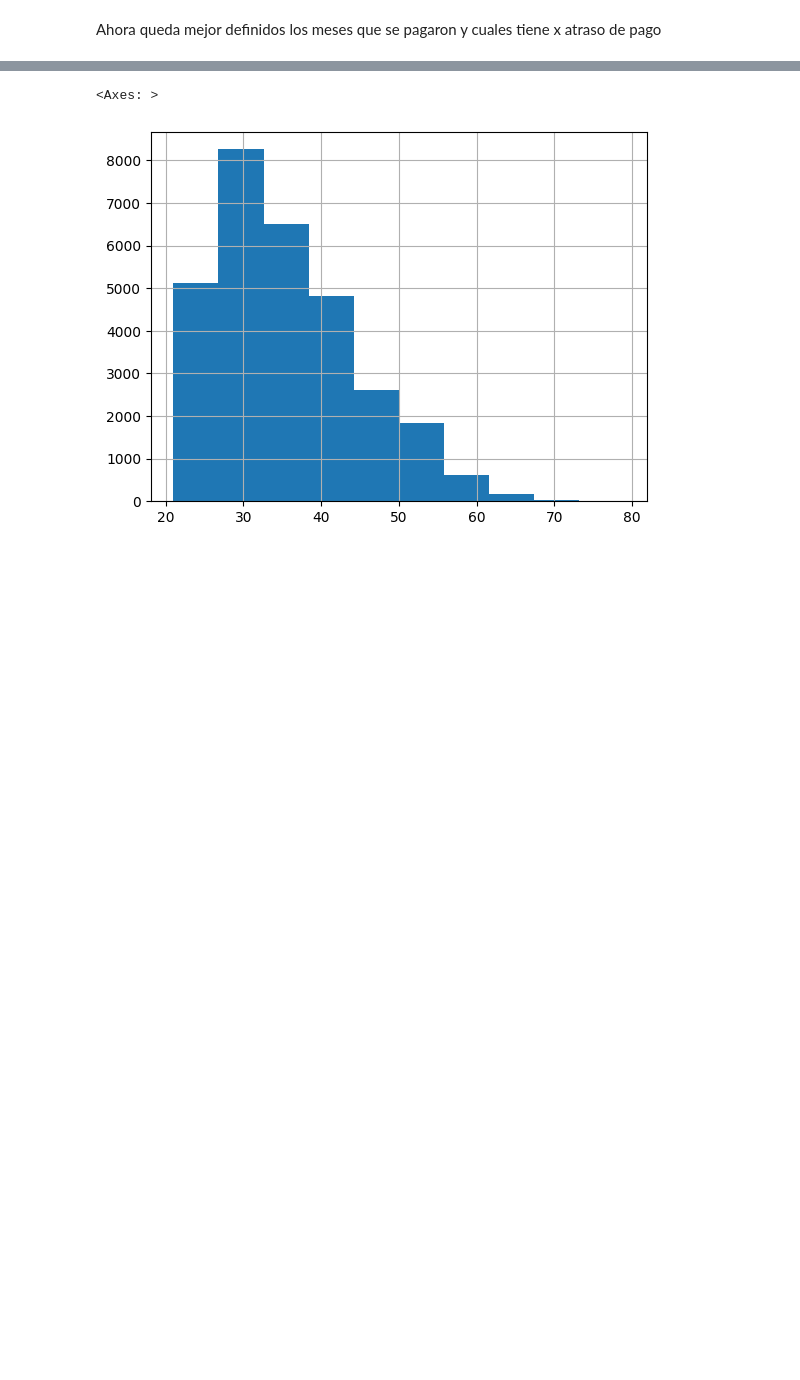
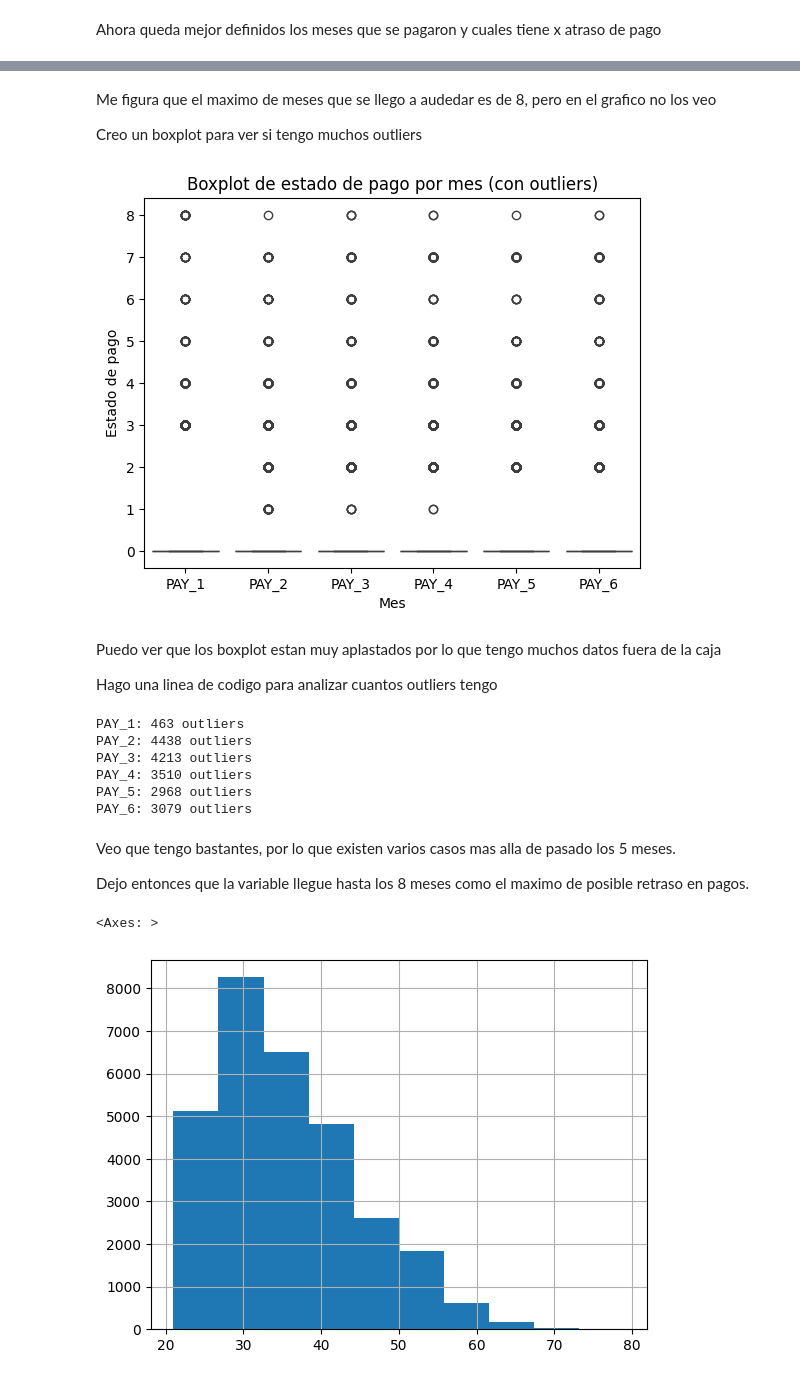
Before and after one commit to xmatutex/FCE_BD_Y_ML, a Jupyter notebook: Trabajo_Final.ipynb, the cells around one changed output, grey strips where cells are left out. Drawn from its saved outputs; the diff is of its cells as text; code cells hidden in the pictures; blank space fills up the shorter version.

```diff
--- a/Trabajo_Final.ipynb
+++ b/Trabajo_Final.ipynb
@@ -189,3 +249,43 @@ Ahora queda mejor definidos los meses que se pagaron y cuales tiene x atraso de
+# %% [markdown]
+Me figura que el maximo de meses que se llego a audedar es de 8, pero en el grafico no los veo
+
+Creo un boxplot para ver si tengo muchos outliers
+# %%
+cols = ['PAY_1', 'PAY_2', 'PAY_3', 'PAY_4', 'PAY_5', 'PAY_6']
+df_melt = df[cols].melt(var_name='Mes', value_name='Estado de pago')
+
+sns.boxplot(x='Mes', y='Estado de pago', data=df_melt, showfliers=True)
+plt.title('Boxplot de estado de pago por mes (con outliers)')
+plt.show()
+# %% [output]
+[figure, added]
+# %% [markdown]
+Puedo ver que los boxplot estan muy aplastados por lo que tengo muchos datos fuera de la caja
+
+Hago una linea de codigo para analizar cuantos outliers tengo
+# %%
+def contar_outliers(col):
+    q1 = np.percentile(col, 25)
+    q3 = np.percentile(col, 75)
+    iqr = q3 - q1
+    lower = q1 - 1.5 * iqr
+    upper = q3 + 1.5 * iqr
+    return ((col < lower) | (col > upper)).sum()
+
+for c in cols:
+    n_outliers = contar_outliers(df[c])
+    print(f"{c}: {n_outliers} outliers")
+# %% [output]
+PAY_1: 463 outliers
+PAY_2: 4438 outliers
+PAY_3: 4213 outliers
+PAY_4: 3510 outliers
+PAY_5: 2968 outliers
+PAY_6: 3079 outliers
+# %% [markdown]
+Veo que tengo bastantes, por lo que existen varios casos mas alla de pasado los 5 meses.
+
+Dejo entonces que la variable llegue hasta los 8 meses como el maximo de posible retraso en pagos.
 # %%
 df.AGE.hist()
 # %% [output]
```
Also changed, not shown: parts of 14 cells of this notebook, 2 other files.
